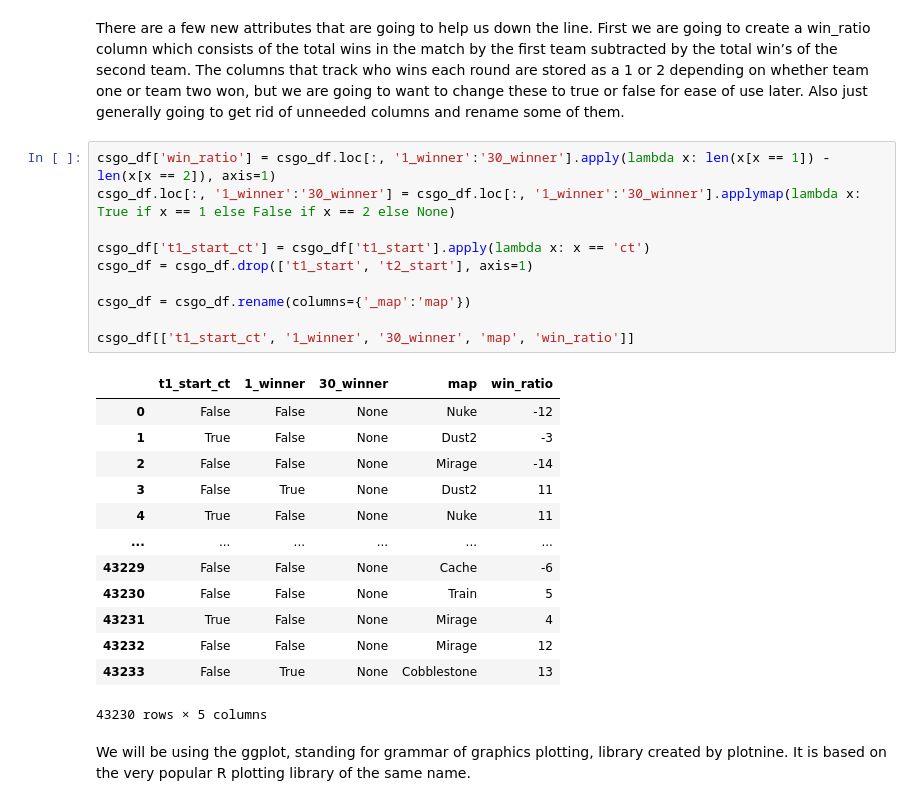
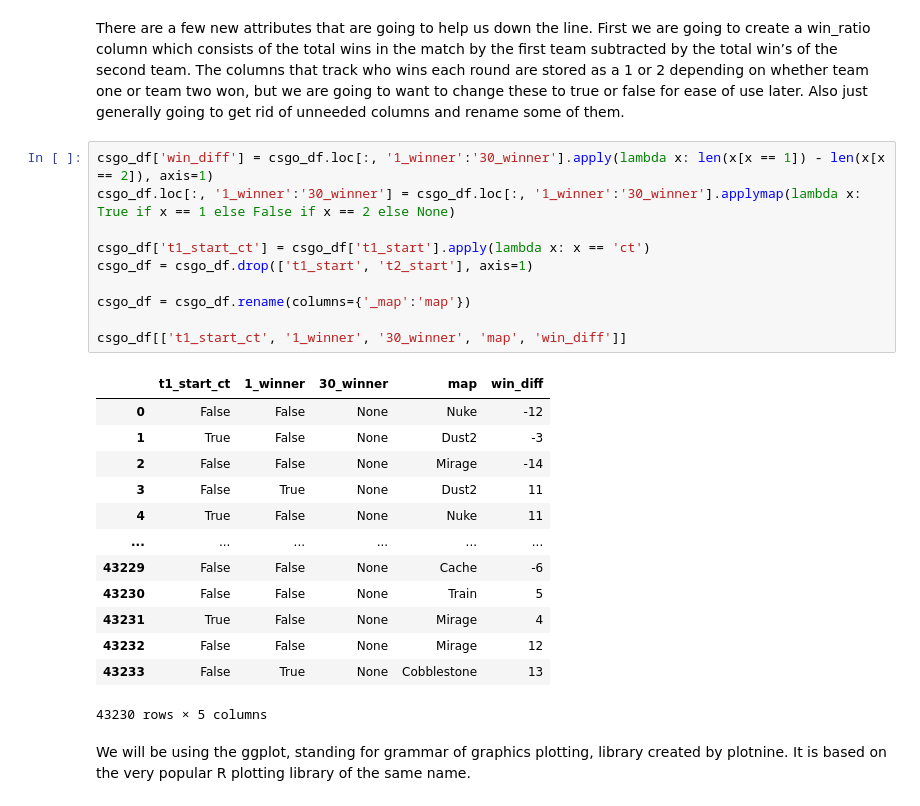
Before and after one commit to wilgaboury/cmsc320-final, a Jupyter notebook: final_project.ipynb, the cells around one changed output. Saved outputs shown, nothing was run; the diff lists cells and outputs as text.

```diff
--- a/final_project.ipynb
+++ b/final_project.ipynb
@@ -46,17 +46,17 @@ csgo_df
 # %% [markdown]
 There are a few new attributes that are going to help us down the line. First we are going to create a win_ratio column which consists of the total wins in the match by the first team subtracted by the total win’s of the second team. The columns that track who wins each round are stored as a 1 or 2 depending on whether team one or team two won, but we are going to want to change these to true or false for ease of use later. Also just generally going to get rid of unneeded columns and rename some of them.
 # %%
-csgo_df['win_ratio'] = csgo_df.loc[:, '1_winner':'30_winner'].apply(lambda x: len(x[x == 1]) - len(x[x == 2]), axis=1)
+csgo_df['win_diff'] = csgo_df.loc[:, '1_winner':'30_winner'].apply(lambda x: len(x[x == 1]) - len(x[x == 2]), axis=1)
 csgo_df.loc[:, '1_winner':'30_winner'] = csgo_df.loc[:, '1_winner':'30_winner'].applymap(lambda x: True if x == 1 else False if x == 2 else None)
 
 csgo_df['t1_start_ct'] = csgo_df['t1_start'].apply(lambda x: x == 'ct')
 csgo_df = csgo_df.drop(['t1_start', 't2_start'], axis=1)
 
 csgo_df = csgo_df.rename(columns={'_map':'map'})
 
-csgo_df[['t1_start_ct', '1_winner', '30_winner', 'map', 'win_ratio']]
+csgo_df[['t1_start_ct', '1_winner', '30_winner', 'map', 'win_diff']]
 # %% [output]
-|  | t1_start_ct | 1_winner | 30_winner | map | win_ratio |
+|  | t1_start_ct | 1_winner | 30_winner | map | win_diff |
 | 0 | False | False | None | Nuke | -12 |
 | 1 | True | False | None | Dust2 | -3 |
 | 2 | False | False | None | Mirage | -14 |
```
Also changed, not shown: parts of 2 cells of this notebook.
